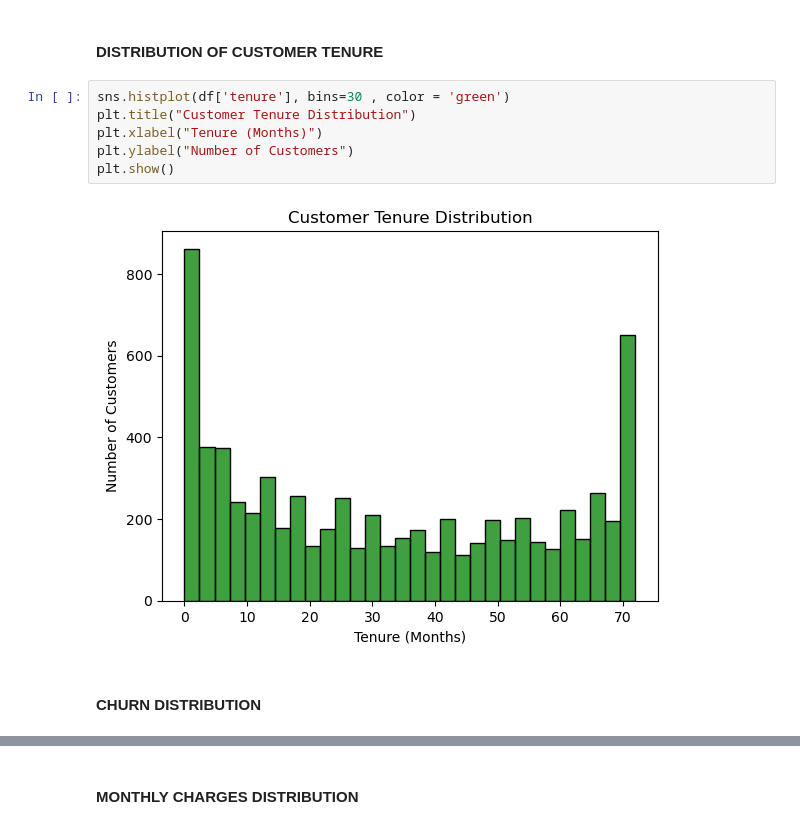
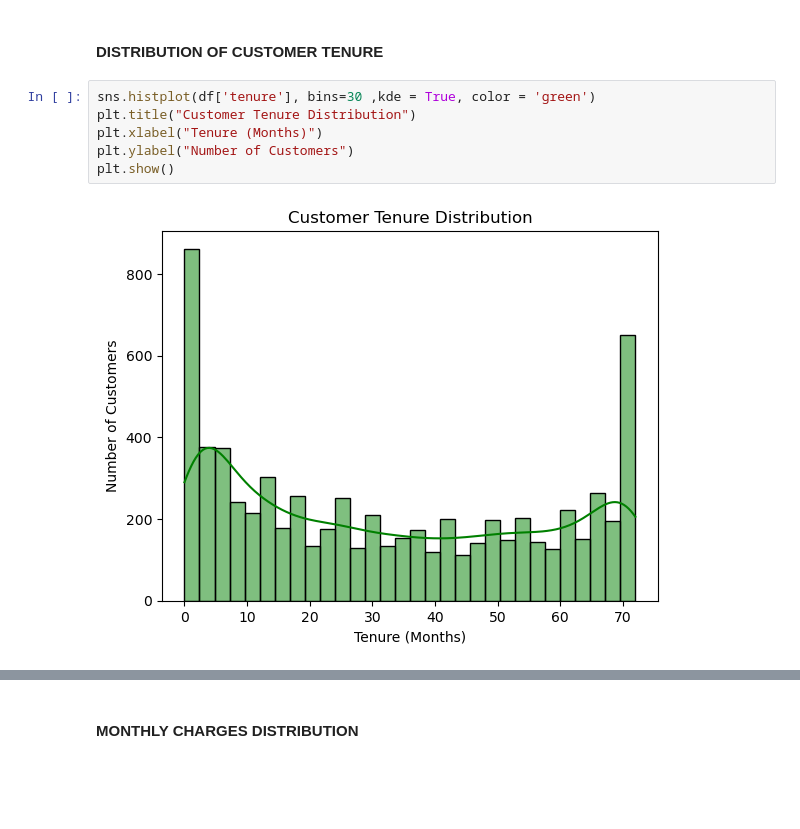
Before and after one commit to akhilabismi/ML_PROJECT, a Jupyter notebook: Notebooks/customer churn prediction.ipynb, the cells around one changed output, grey strips where cells are left out. Saved outputs shown, nothing was run; the diff lists cells and outputs as text; blank space fills up the shorter version.

```diff
--- a/Notebooks/customer churn prediction.ipynb
+++ b/Notebooks/customer churn prediction.ipynb
@@ -130,12 +130,10 @@ df.describe()
 # %% [markdown]
 #### **DISTRIBUTION OF CUSTOMER TENURE**
 # %%
-sns.histplot(df['tenure'], bins=30 , color = 'green')
+sns.histplot(df['tenure'], bins=30 ,kde = True, color = 'green')
 plt.title("Customer Tenure Distribution")
 plt.xlabel("Tenure (Months)")
 plt.ylabel("Number of Customers")
 plt.show()
 # %% [output]
-[figure, old version]
+[figure, new version]
-# %% [markdown]
-#### **CHURN DISTRIBUTION**
```
Also changed, not shown: parts of 40 cells of this notebook.
